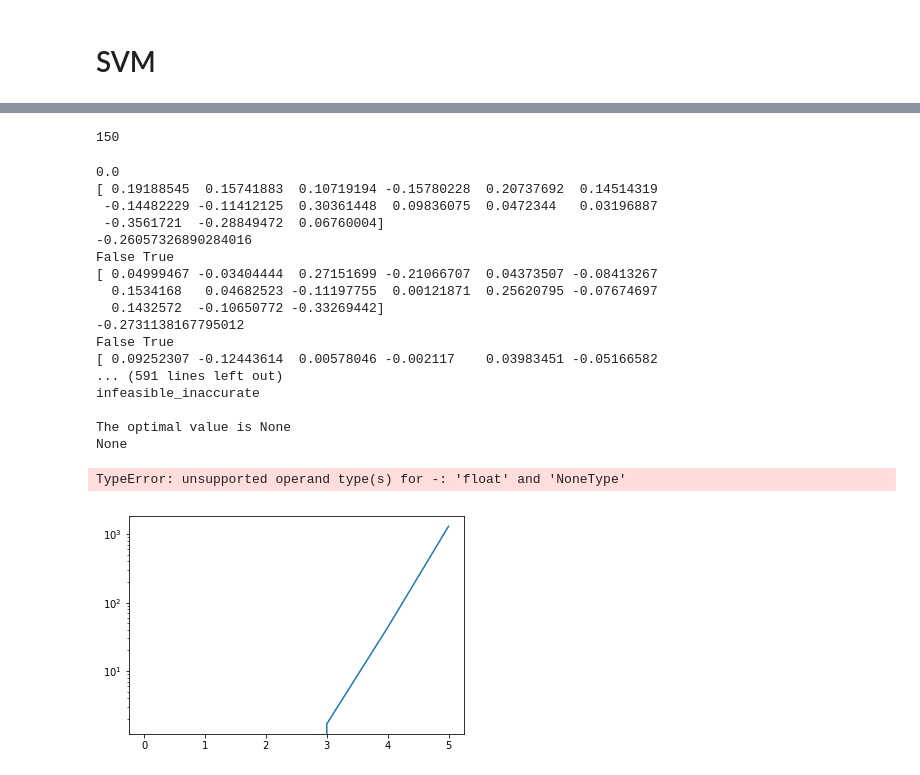
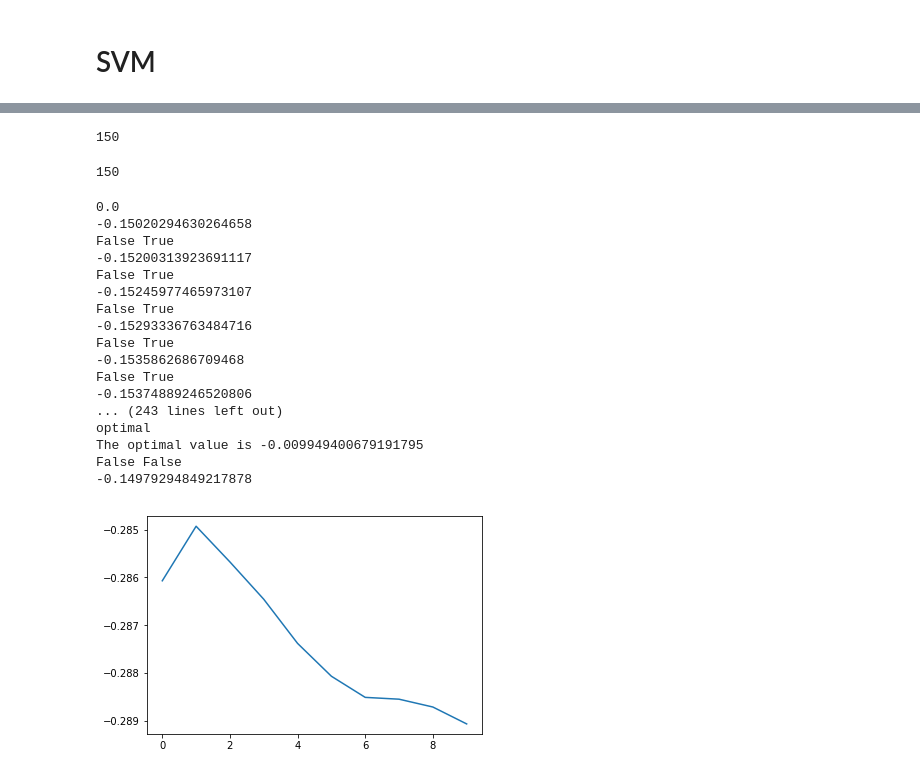
Before and after one commit to manon643/MSE310Coding, a Jupyter notebook: Tests.ipynb, the cells around one changed output, grey strips where cells are left out. Cells and saved outputs as stored; diff of their text form; code cells hidden in the pictures.

```diff
--- a/Tests.ipynb
+++ b/Tests.ipynb
@@ -179,15 +189,23 @@ import cvxpy as cp
 def solve_sub_problem_a2(alpha_1, alpha_2, xi, zeta, c, gamma=params["gamma"]):
     # Solve for alpha_2
     alpha_2 = cp.Variable(n)
+    #def lag_alpha_2(alpha_2):
+    #    return zeta.T @ alpha_2 + gamma/2*cp.norm(alpha_1 - alpha_2)**2
     def lag_alpha_2(alpha_2):
-        return zeta.T @ alpha_2 + gamma/2*cp.norm(alpha_1 - alpha_2)**2
+        return zeta.T @ alpha_2 + gamma/2*cp.norm(alpha_2)**2 - gamma*alpha_1.T @ alpha_2
     problem = cp.Problem(cp.Minimize(lag_alpha_2(alpha_2)), [alpha_2 >= np.zeros(n), alpha_2 <= c*np.ones(n)])
     problem.solve()
 
     # Print result.
     print(problem.status)
-    print("\nThe optimal value is", problem.value)
+    print("The optimal value is", problem.value)
     return alpha_2.value
 # %%
 def to_minimize(alpha_1):
     return 0.5*alpha_1.T @ Q @ alpha_1 - sum(alpha_1)
+# %%
+def aug_lag(alpha_1, alpha_2, xi, zeta, y, gamma=params["gamma"]):
+    first = 0.5*alpha_1.T @ B @ alpha_1
+    second = - (ones + xi*y + zeta + gamma*alpha_2).T @ alpha_1 + zeta.T @ alpha_2
+    third = gamma/2*alpha_2.T @ alpha_2
+    return first + second + third
@@ -194,13 +216,15 @@ def to_minimize(alpha_1):
+# %%
+n
+# %% [output]
+150
 # %%
-B = Q + params["gamma"]*(y @ y.T + np.eye(n))
-ones = np.ones(n)
-block_size=15
+
 def one_cycle_rac_mbadmm_svm(alpha_1, alpha_2, xi, zeta, c, gamma=params["gamma"]):
     num_blocks = n // 15
     # Split in blocks
     permutation = list(range(n))
     np.random.shuffle(permutation)
-    print(to_minimize(alpha_1))
+    print(aug_lag(alpha_1, alpha_2, xi, zeta, y, gamma))
     for i in range(num_blocks):
         indexes = permutation[(i*block_size):((i+1)*block_size)]
         #print(indexes)
@@ -212,17 +236,19 @@ def one_cycle_rac_mbadmm_svm(alpha_1, alpha_2, xi, zeta, c, gamma=params["gamma"
         #import pdb; pdb.set_trace()
         alpha_1_sub_opt = np.linalg.inv(B1)@(-B2 @ alpha_1[remaining_indexes] +
                                              (ones+xi*y+zeta+params["gamma"]*alpha_2)[indexes])
-        print(alpha_1_sub_opt)
+        #print(alpha_1_sub_opt)
         alpha_1[indexes] = alpha_1_sub_opt
-        print(to_minimize(alpha_1))
+        print(aug_lag(alpha_1, alpha_2, xi, zeta, y, gamma))
         print(np.all(alpha_1>=0), np.all(alpha_1<=c))
 
     alpha_2 = solve_sub_problem_a2(alpha_1, alpha_2, xi, zeta, c)
-    print(alpha_2)
+    #print(alpha_2)
     # Optimize xi
-    xi = xi - params["gamma"]*(y.T @ alpha_1)
+    xi = xi - gamma*(y.T @ alpha_1)
     # Optimize zeta
-    zeta = zeta - params["gamma"]*(alpha_1 - alpha_2)
+    zeta = zeta - gamma*(alpha_1 - alpha_2)
+    print(xi>=0, np.all(zeta>=0))
+    print(aug_lag(alpha_1, alpha_2, xi, zeta, y, gamma))
     print()
     return to_minimize(alpha_1), alpha_1, alpha_2, xi, zeta
 # %%
@@ -237,31 +263,29 @@ n
 # %%
 losses = []
 for i in range(10):
-    loss, alpha_1, alpha_2, xi, zeta  = one_cycle_rac_mbadmm_svm(alpha_1, alpha_2, xi, zeta, 1)
+    loss, alpha_1, alpha_2, xi, zeta  = one_cycle_rac_mbadmm_svm(alpha_1, alpha_2, xi, zeta, 1, gamma=1e-3)
     losses.append(loss)
 # %% [output]
 0.0
-[ 0.19188545  0.15741883  0.10719194 -0.15780228  0.20737692  0.14514319
- -0.14482229 -0.11412125  0.30361448  0.09836075  0.0472344   0.03196887
- -0.3561721  -0.28849472  0.06760004]
--0.26057326890284016
+-0.15020294630264658
 False True
-[ 0.04999467 -0.03404444  0.27151699 -0.21066707  0.04373507 -0.08413267
-  0.1534168   0.04682523 -0.11197755  0.00121871  0.25620795 -0.07674697
-  0.1432572  -0.10650772 -0.33269442]
--0.2731138167795012
+-0.15200313923691117
 False True
-[ 0.09252307 -0.12443614  0.00578046 -0.002117    0.03983451 -0.05166582
-... (591 lines left out)
-infeasible_inaccurate
-
-The optimal value is None
-None
+-0.15245977465973107
+False True
+-0.15293336763484716
+False True
+-0.1535862686709468
+False True
+-0.15374889246520806
+... (243 lines left out)
+optimal
+The optimal value is -0.009949400679191795
+False False
+-0.14979294849217878
-TypeError: unsupported operand type(s) for -: 'float' and 'NoneType'
 # %%
 import matplotlib.pyplot as plt
 plt.plot(losses)
-plt.yscale('log')
 plt.show()
 # %% [output]
-[figure, old version]
+[figure, new version]
```
Also changed, not shown: parts of 12 cells of this notebook.
